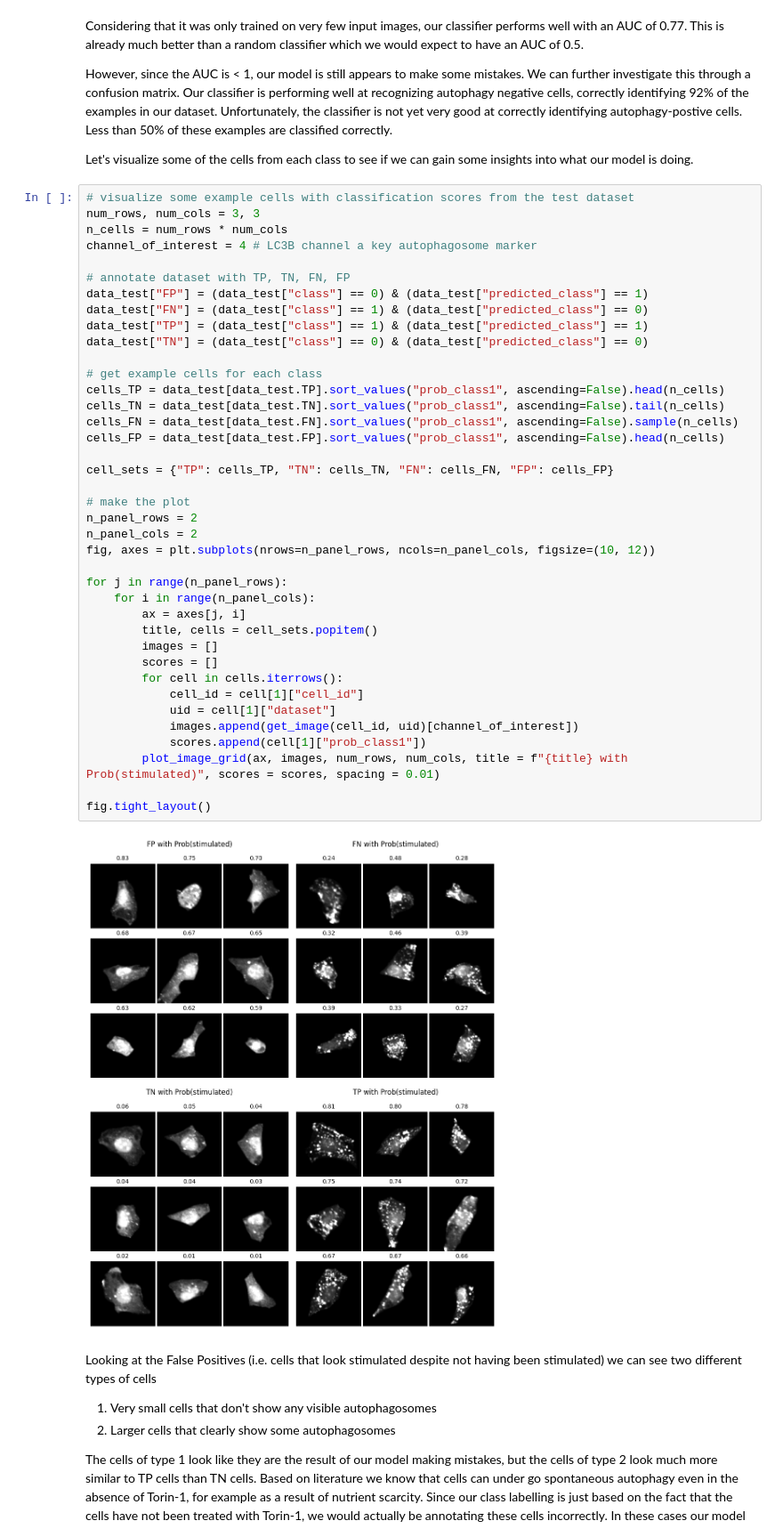
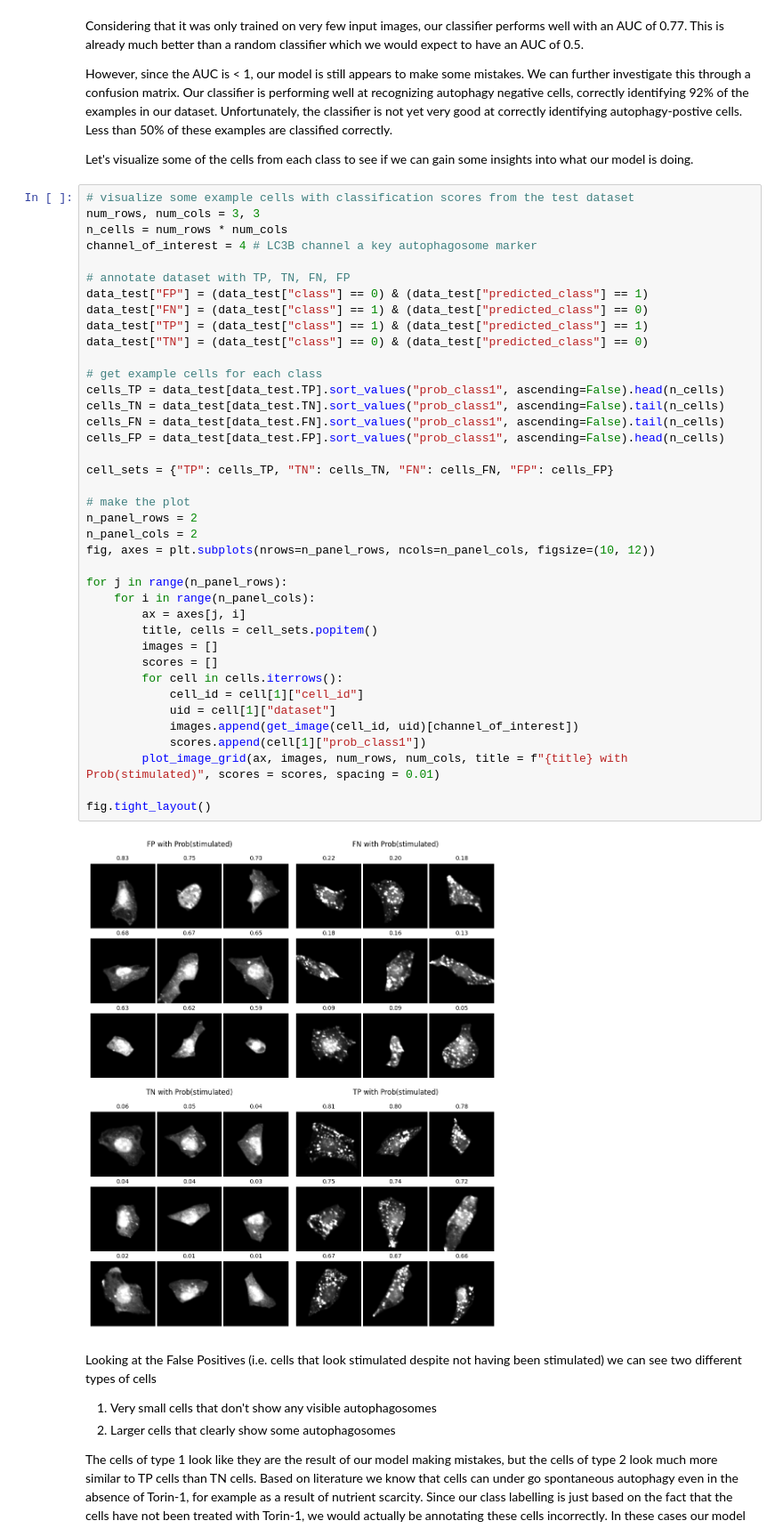
Before and after one commit to laminlabs/lamin-usecases, a Jupyter notebook: docs/imaging4.ipynb, the cells around one changed output. Shown at 89% size. Drawn from its saved outputs; the diff is of its cells as text.

```diff
--- a/docs/imaging4.ipynb
+++ b/docs/imaging4.ipynb
@@ -204,35 +207,35 @@ data_test["FN"] = (data_test["class"] == 1) & (data_test["predicted_class"] == 0
 data_test["TP"] = (data_test["class"] == 1) & (data_test["predicted_class"] == 1)
 data_test["TN"] = (data_test["class"] == 0) & (data_test["predicted_class"] == 0)
 
 # get example cells for each class
 cells_TP = data_test[data_test.TP].sort_values("prob_class1", ascending=False).head(n_cells)
 cells_TN = data_test[data_test.TN].sort_values("prob_class1", ascending=False).tail(n_cells)
-cells_FN = data_test[data_test.FN].sort_values("prob_class1", ascending=False).sample(n_cells)
+cells_FN = data_test[data_test.FN].sort_values("prob_class1", ascending=False).tail(n_cells)
 cells_FP = data_test[data_test.FP].sort_values("prob_class1", ascending=False).head(n_cells)
 
 cell_sets = {"TP": cells_TP, "TN": cells_TN, "FN": cells_FN, "FP": cells_FP}
 
 # make the plot
 n_panel_rows = 2
 n_panel_cols = 2
 fig, axes = plt.subplots(nrows=n_panel_rows, ncols=n_panel_cols, figsize=(10, 12))
 
 for j in range(n_panel_rows):
     for i in range(n_panel_cols):
         ax = axes[j, i]
         title, cells = cell_sets.popitem()
         images = []
         scores = []
         for cell in cells.iterrows():
             cell_id = cell[1]["cell_id"]
             uid = cell[1]["dataset"]
             images.append(get_image(cell_id, uid)[channel_of_interest])
             scores.append(cell[1]["prob_class1"])
         plot_image_grid(ax, images, num_rows, num_cols, title = f"{title} with Prob(stimulated)", scores = scores, spacing = 0.01)
 
 fig.tight_layout()
 # %% [output]
-[figure, old version]
+[figure, new version]
 # %% [markdown]
 Looking at the False Positives (i.e. cells that look stimulated despite not having been stimulated) we can see two different types of cells
 1. Very small cells that don't show any visible autophagosomes
```
Also changed, not shown: parts of 5 cells of this notebook.
